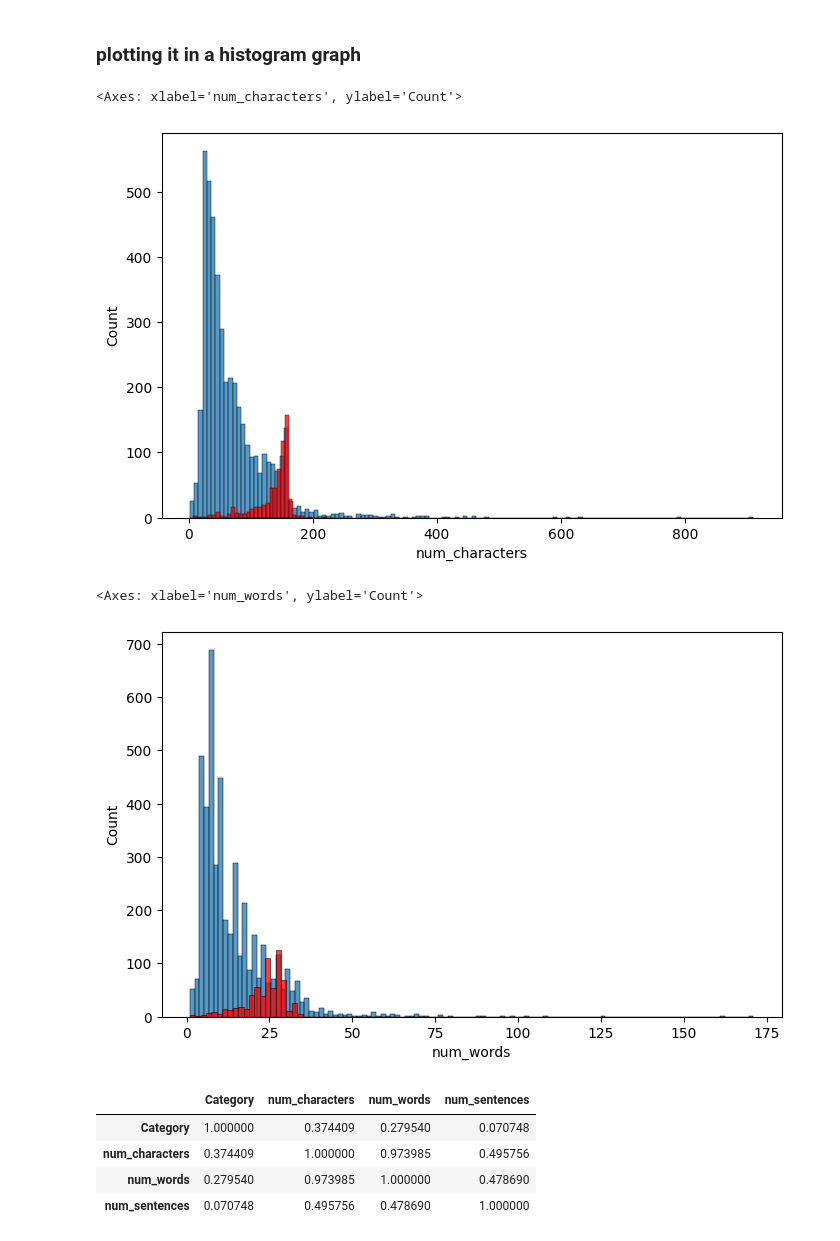
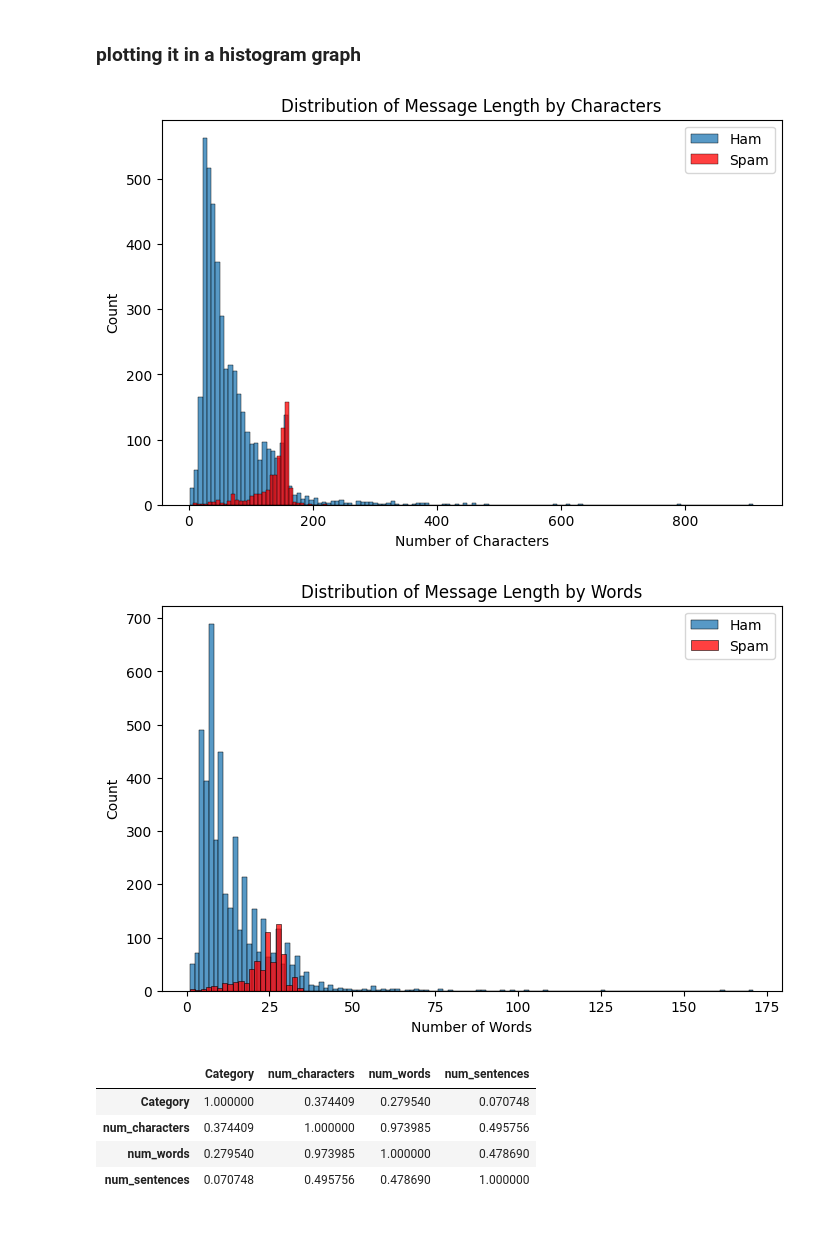
Before and after one commit to Subin-769/Spam-Email-Classification, a Jupyter notebook: Spam Email.ipynb, the cells around one changed output. Drawn from its saved outputs; the diff is of its cells as text; code cells hidden in the pictures.

```diff
--- a/Spam Email.ipynb
+++ b/Spam Email.ipynb
@@ -163,19 +163,27 @@ df.head()
 # %%
 import seaborn as sns
 # %%
-plt.figure(figsize = (8,5))
-sns.histplot(df[df['Category'] == 0]['num_characters'])
-sns.histplot(df[df['Category'] == 1]['num_characters'], color='red')
+plt.figure(figsize=(8, 5))
+sns.histplot(df[df['Category'] == 0]['num_characters'], label='Ham', kde=False)
+sns.histplot(df[df['Category'] == 1]['num_characters'], color='red', label='Spam', kde=False)
+plt.xlabel('Number of Characters')
+plt.ylabel('Count')
+plt.title('Distribution of Message Length by Characters')
+plt.legend()
+plt.show()
 # %% [output]
-<Axes: xlabel='num_characters', ylabel='Count'>
-[figure, old version]
+[figure, new version]
 # %%
-plt.figure(figsize = (8,5))
-sns.histplot(df[df['Category'] == 0]['num_words'])
-sns.histplot(df[df['Category'] == 1]['num_words'], color='red')
+plt.figure(figsize=(8, 5))
+sns.histplot(df[df['Category'] == 0]['num_words'], label='Ham', kde=False)
+sns.histplot(df[df['Category'] == 1]['num_words'], color='red', label='Spam', kde=False)
+plt.xlabel('Number of Words')
+plt.ylabel('Count')
+plt.title('Distribution of Message Length by Words')
+plt.legend()
+plt.show()
 # %% [output]
-<Axes: xlabel='num_words', ylabel='Count'>
-[figure, old version]
+[figure, new version]
 # %%
 df.corr(numeric_only=True)
 # %% [output]
```
Also changed, not shown: parts of 3 cells of this notebook.
